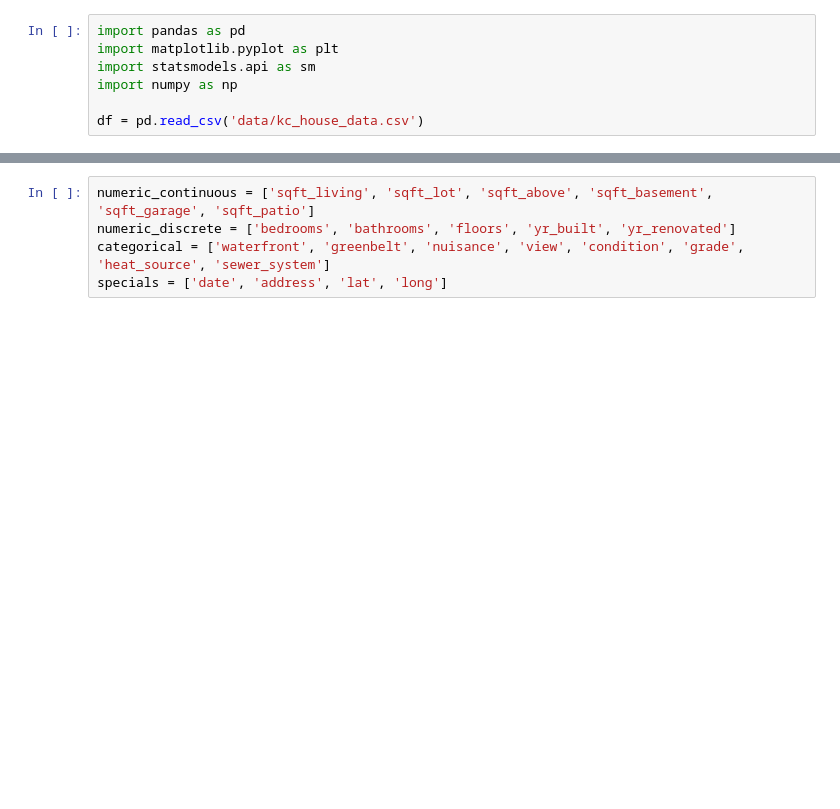
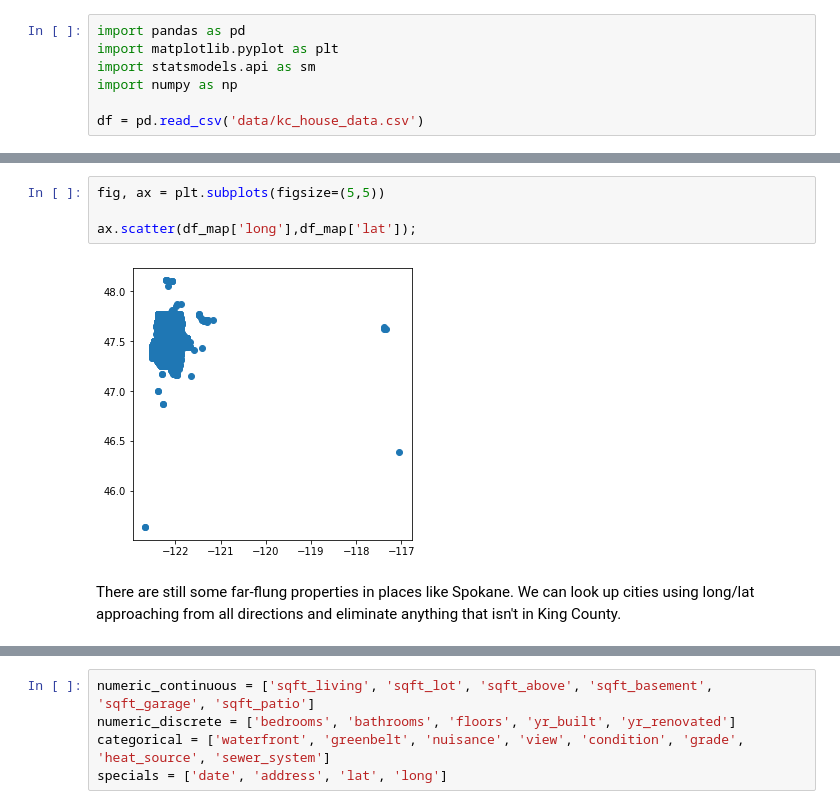
Before and after one commit to aarongalbraith/flatiron-phase2-project, a Jupyter notebook: baseline.ipynb, the cells around one changed output, grey strips where cells are left out. Cells and saved outputs as stored; diff of their text form; blank space fills up the shorter version.

```diff
--- a/baseline.ipynb
+++ b/baseline.ipynb
@@ -21,0 +53,8 @@ df.columns
+# %%
+fig, ax = plt.subplots(figsize=(5,5))
+
+ax.scatter(df_map['long'],df_map['lat']);
+# %% [output]
+[figure, added]
+# %% [markdown]
+There are still some far-flung properties in places like Spokane. We can look up cities using long/lat approaching from all directions and eliminate anything that isn't in King County.
```
Also changed, not shown: parts of 105 cells of this notebook.
